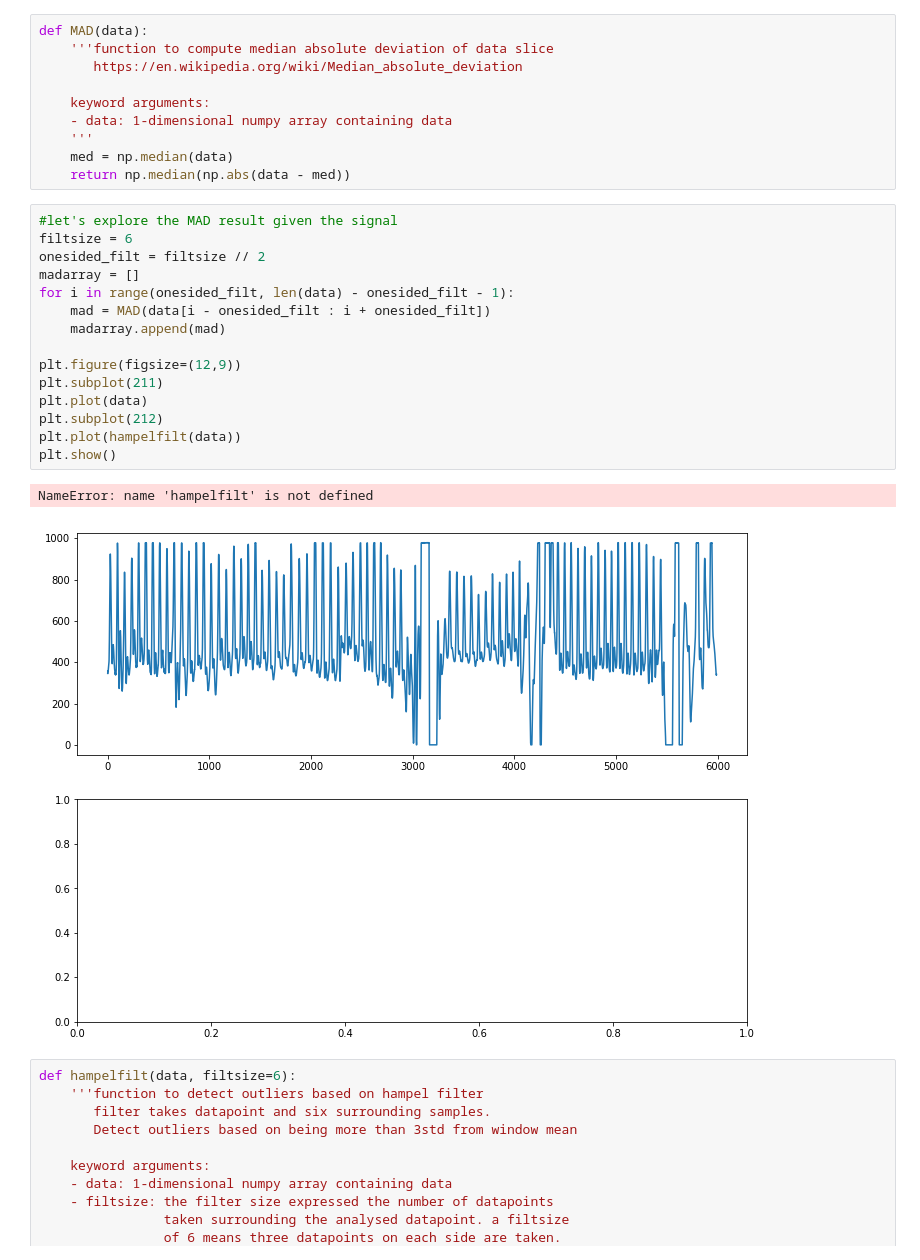
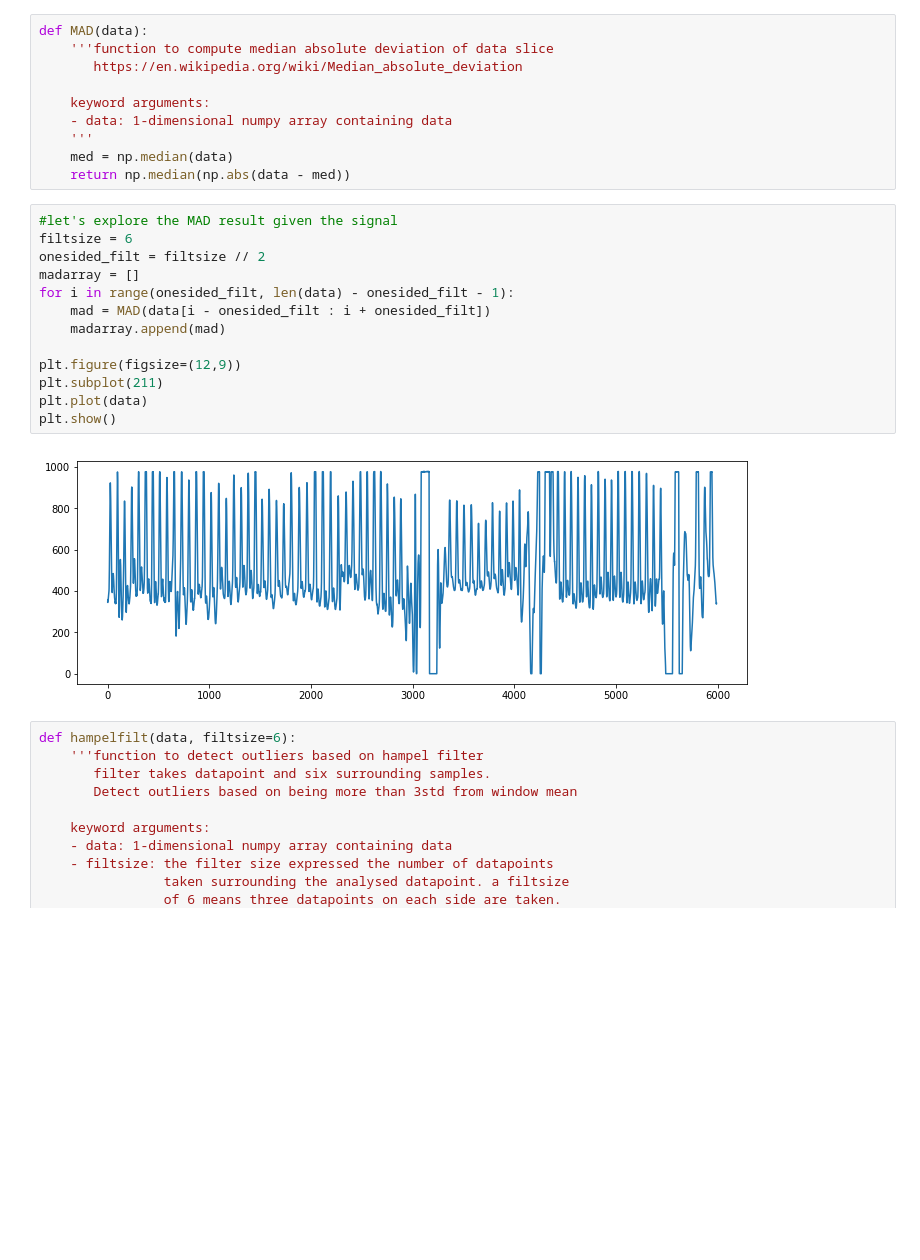
Before and after one commit to paulvangentcom/heartrate_analysis_python, a Jupyter notebook: experimental/HampelFilter.ipynb, the cells around one changed output. Cells and saved outputs as stored; diff of their text form; blank space fills up the shorter version.

```diff
--- a/experimental/HampelFilter.ipynb
+++ b/experimental/HampelFilter.ipynb
@@ -29,21 +29,18 @@ def MAD(data):
 # %%
 #let's explore the MAD result given the signal
 filtsize = 6
 onesided_filt = filtsize // 2
 madarray = []
 for i in range(onesided_filt, len(data) - onesided_filt - 1):
     mad = MAD(data[i - onesided_filt : i + onesided_filt])
     madarray.append(mad)
 
 plt.figure(figsize=(12,9))
 plt.subplot(211)
 plt.plot(data)
-plt.subplot(212)
-plt.plot(hampelfilt(data))
 plt.show()
 # %% [output]
-NameError: name 'hampelfilt' is not defined
-[figure, old version]
+[figure, new version]
 # %%
 def hampelfilt(data, filtsize=6):
     '''function to detect outliers based on hampel filter
```
Also changed, not shown: parts of 2 cells of this notebook, 7 other files.
